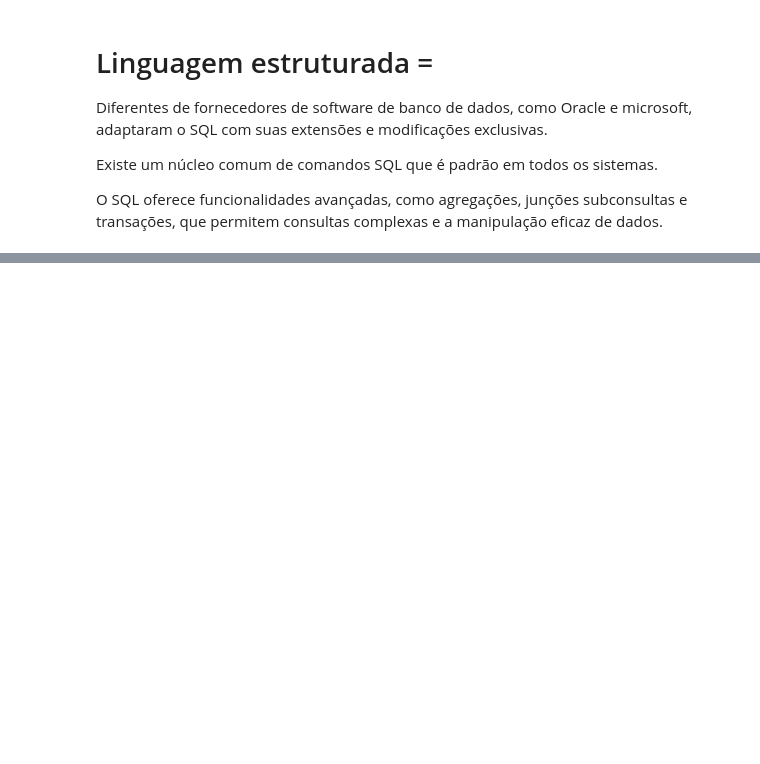
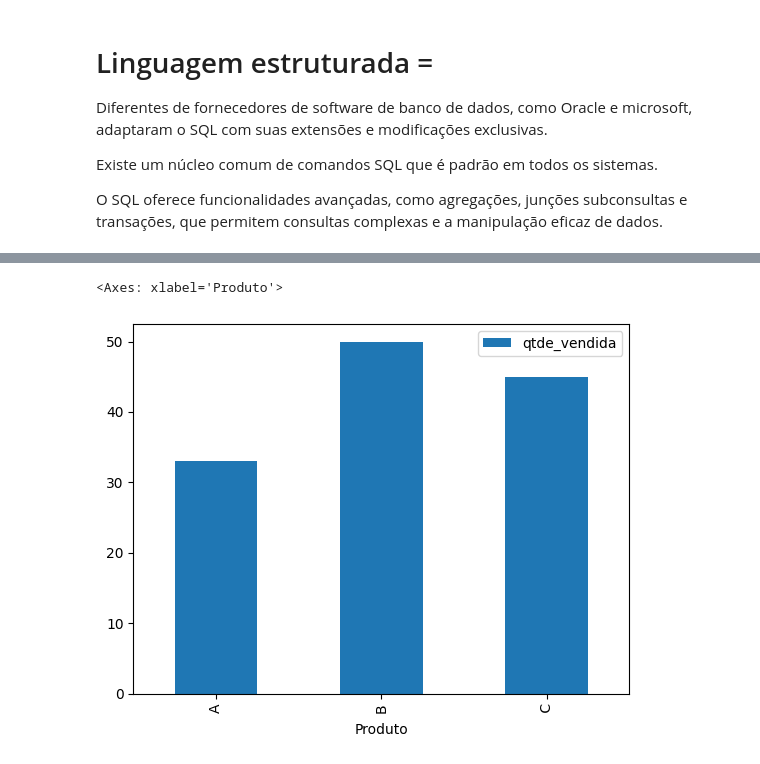
Before and after one commit to Ronaldo94-GITHUB/Meu-reposit-rio-de-autenticacoes-GIT, a Jupyter notebook: Untitled0.ipynb, the cells around one changed output, grey strips where cells are left out. Drawn from its saved outputs; the diff is of its cells as text; code cells hidden in the pictures; blank space fills up the shorter version.

```diff
--- a/Untitled0.ipynb
+++ b/Untitled0.ipynb
@@ -1110,0 +1845,12 @@ O SQL oferece funcionalidades avançadas, como agregações, junções subconsul
+# %%
+import pandas as pd
+dados = {
+    'Produto':['A', 'B', ' C'],
+    'qtde_vendida': [33, 50, 45]
+}
+
+df = pd.DataFrame(dados)
+df.plot(x='Produto', y='qtde_vendida', kind='bar')
+# %% [output]
+<Axes: xlabel='Produto'>
+[figure, added]
```
Also changed, not shown: parts of 146 cells of this notebook.
